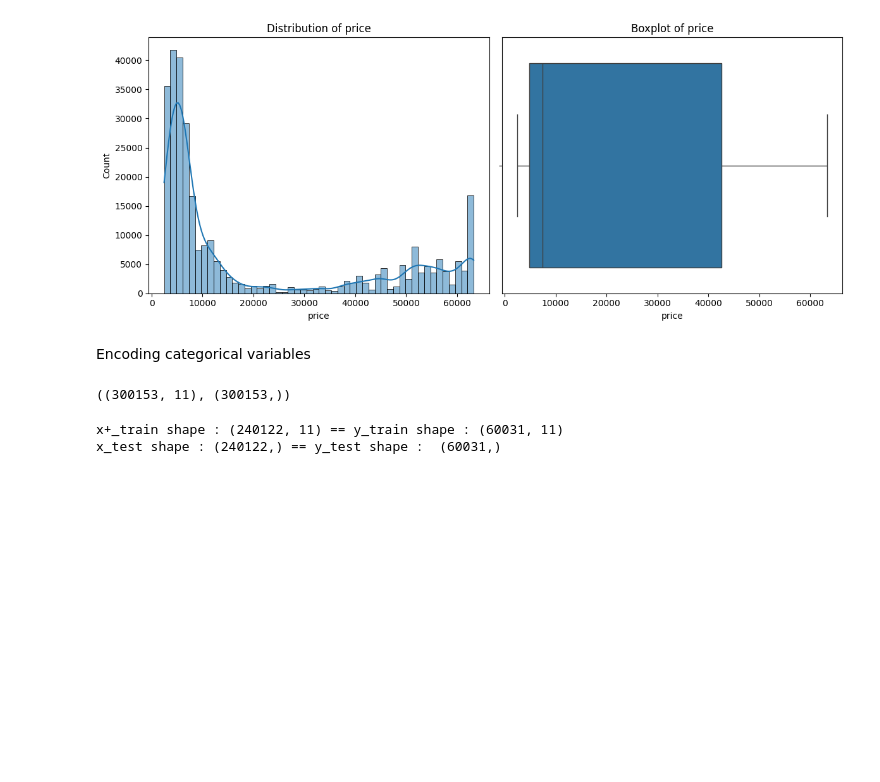
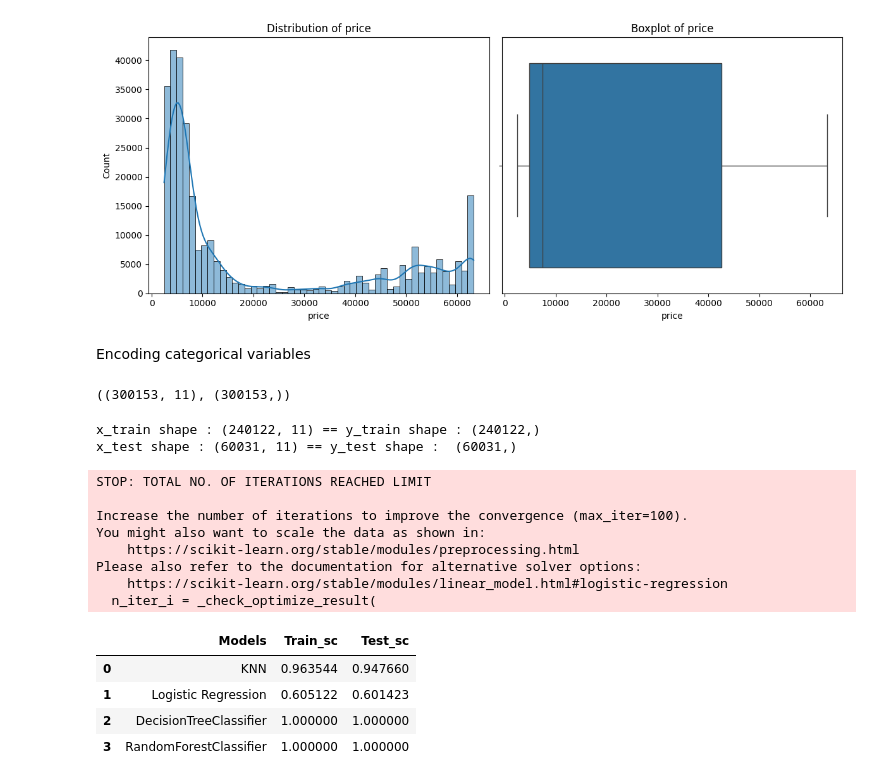
Before and after one commit to shuvakant6623/Airlines-flight-analysis-and-prediction, a Jupyter notebook: prediction.ipynb, the cells around one changed output. Saved outputs shown, nothing was run; the diff lists cells and outputs as text; code cells hidden in the pictures; blank space fills up the shorter version.

```diff
--- a/prediction.ipynb
+++ b/prediction.ipynb
@@ -366,6 +366,6 @@ def label_encoding(df:pd.DataFrame, cat_cols):
     return df
 data = label_encoding(data, cat_cols)
 # %%
-x = data.drop(columns=["airline"])
+X = data.drop(columns=["airline"])
 y = data['airline']
 # %%
@@ -373,9 +373,76 @@ x.shape, y.shape
 # %% [output]
 ((300153, 11), (300153,))
 # %%
-x_train, y_train, x_test, y_test = train_test_split(x,y,test_size=0.2, random_state=42)
-print("x+_train shape :", x_train.shape, "==", "y_train shape :", y_train.shape)
+x_train, x_test, y_train, y_test = train_test_split(X,y,test_size=0.2, random_state=42)
+print("x_train shape :", x_train.shape, "==", "y_train shape :", y_train.shape)
 print("x_test shape :", x_test.shape, "==", "y_test shape : ", y_test.shape)
 # %% [output]
-x+_train shape : (240122, 11) == y_train shape : (60031, 11)
-x_test shape : (240122,) == y_test shape :  (60031,)
+x_train shape : (240122, 11) == y_train shape : (240122,)
+x_test shape : (60031, 11) == y_test shape :  (60031,)
+# %%
+class ModelSelection:
+    def __init__(self, x_train, y_train, x_test, y_test):
+        self.xtrain = x_train
+        self.xtest=x_test
+        self.ytrain=y_train
+        self.ytest=y_test
+
+        from sklearn.neighbors import KNeighborsClassifier
+        self.knn = KNeighborsClassifier(6)
+
+        from sklearn.linear_model import LogisticRegression
+        self.lr = LogisticRegression(multi_class= 'multinomial', solver='lbfgs')
+
+        from sklearn.tree import DecisionTreeClassifier
+        self.dtc = DecisionTreeClassifier()
+
+        from sklearn.ensemble import RandomForestClassifier
+        self.rfc = RandomForestClassifier(n_estimators=100)
+
+        from catboost import CatBoostClassifier
+        self.cat = CatBoostClassifier(loss_function='MultiClass')
+
+        from sklearn.svm import SVC
+        self.svc = SVC(kernel='rbf', decision_function_shape='ovr')
+
+    def choseModel(self):
+        KNN = self.knn.fit(self.xtrain, self.ytrain)
+        knn_train_sc=KNN.score(self.xtrain, self.ytrain)
+        knn_test_sc=KNN.score(self.xtest, self.ytest)
+
+        LR=self.lr.fit(self.xtrain, self.ytrain)
+        lr_train_sc=LR.score(self.xtrain, self.ytrain)
+        lr_test_sc=LR.score(self.xtest, self.ytest)
+
+        DTC=self.dtc.fit(self.xtrain, self.ytrain)
+        dtc_train_sc = DTC.score(self.xtrain, self.ytrain)
+        dtc_test_sc = DTC.score(self.xtest, self.ytest)
+
+        RFC=self.rfc.fit(self.xtrain, self.ytrain)
+        rfc_train_sc=RFC.score(self.xtrain, self.ytrain)
+        rfc_test_sc=RFC.score(self.xtest, self.ytest)
+
+        model_select = {
+            "Models" : ['KNN', 'Logistic Regression', 'DecisionTreeClassifier', 'RandomForestClassifier'],
+            "Train_sc" : [knn_train_sc, lr_train_sc, dtc_train_sc, rfc_train_sc],
+            "Test_sc" : [knn_test_sc, lr_test_sc, dtc_test_sc, rfc_test_sc]
+        }
+
+        model_data=pd.DataFrame(model_select)
+        return model_data
+cc = ModelSelection(x_train, y_train, x_test, y_test)
+cc.choseModel()
+# %% [output]
+STOP: TOTAL NO. OF ITERATIONS REACHED LIMIT
+
+Increase the number of iterations to improve the convergence (max_iter=100).
+You might also want to scale the data as shown in:
+    https://scikit-learn.org/stable/modules/preprocessing.html
+Please also refer to the documentation for alternative solver options:
+    https://scikit-learn.org/stable/modules/linear_model.html#logistic-regression
+  n_iter_i = _check_optimize_result(
+|  | Models | Train_sc | Test_sc |
+| 0 | KNN | 0.963544 | 0.947660 |
+| 1 | Logistic Regression | 0.605122 | 0.601423 |
+| 2 | DecisionTreeClassifier | 1.000000 | 1.000000 |
+| 3 | RandomForestClassifier | 1.000000 | 1.000000 |
```
Also changed, not shown: parts of 3 cells of this notebook, 1 other file.
